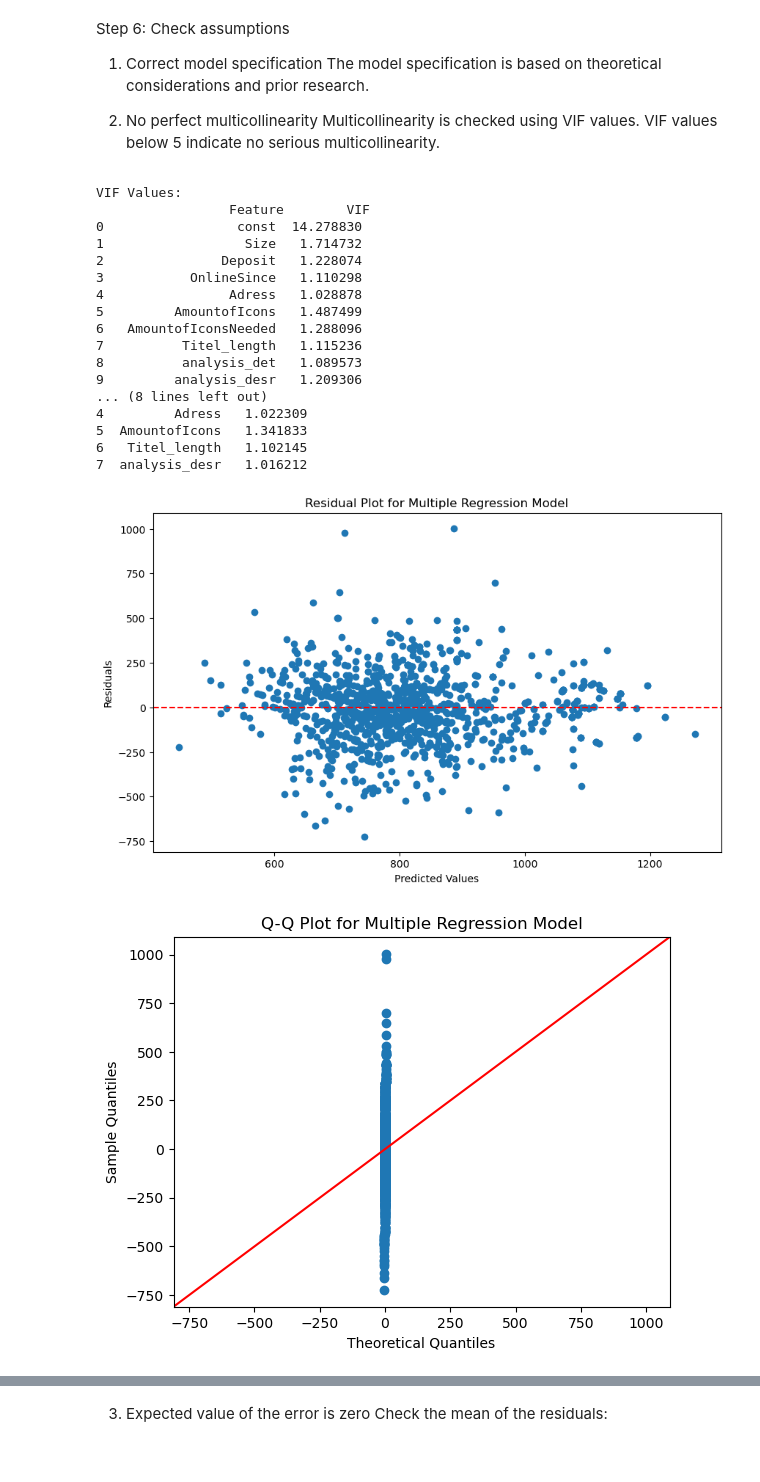
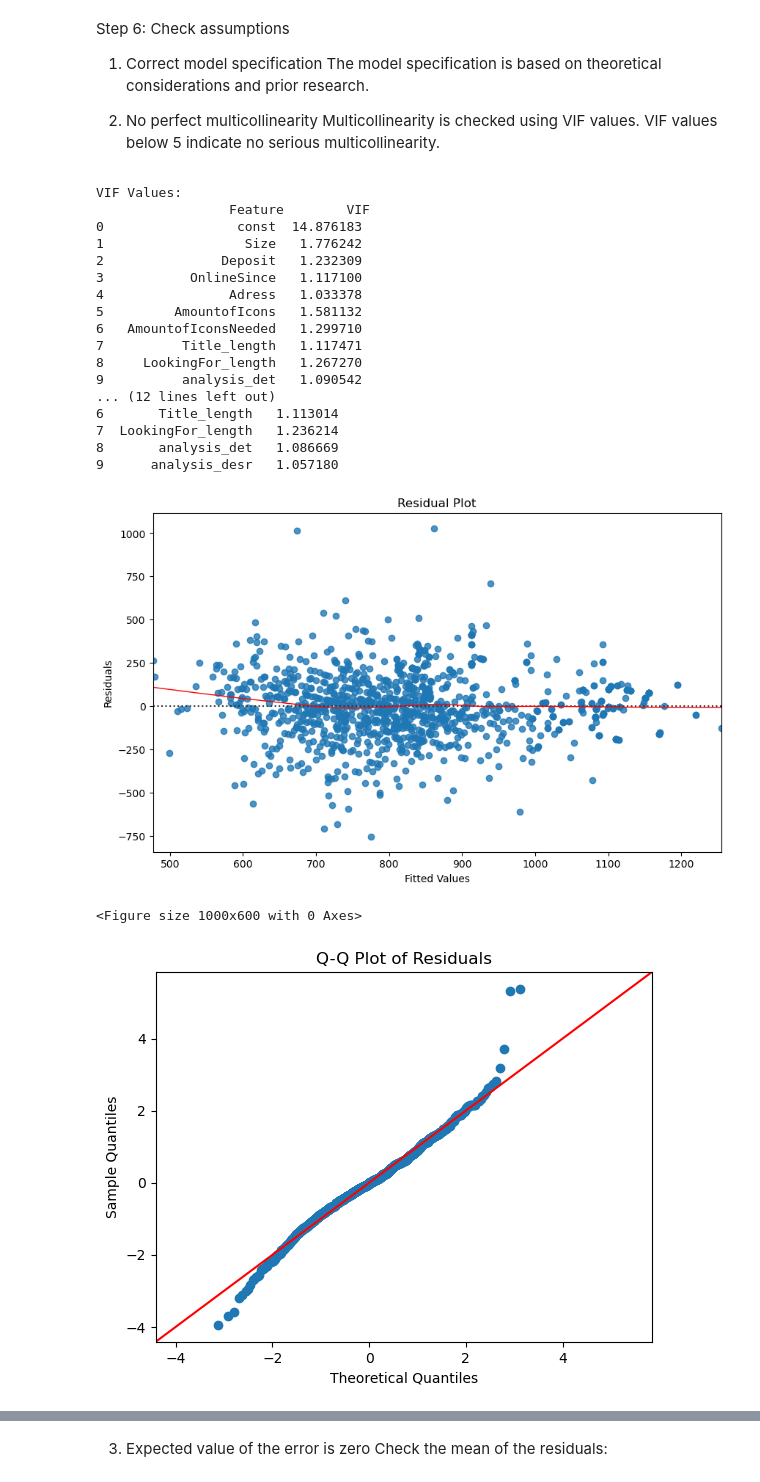
Before and after one commit to iwh-halle/fdap-2024-GeroWeinkauf, a Jupyter notebook: casestudy/student_housing/regression_analysis.ipynb, the cells around one changed output, grey strips where cells are left out. Drawn from its saved outputs; the diff is of its cells as text; code cells hidden in the pictures.

```diff
--- a/casestudy/student_housing/regression_analysis.ipynb
+++ b/casestudy/student_housing/regression_analysis.ipynb
@@ -14,13 +14,10 @@ from scipy.stats import shapiro
 import itertools
 # %%
 
-file_path = 'wggesucht_scraped_24_05_cleaned.csv'
+file_path = 'wggesucht_cleaned.csv'
 data = pd.read_csv(file_path)
 
 # Display the first few rows of the dataset
 display(data.head())
 print(data.shape)
-# Check for missing values
-missing_values = data.isnull().sum()
-print("Missing Values:\n", missing_values)
 # %% [output]
@@ -262,38 +261,41 @@ print("VIF Values:\n", vif_data)
 # %% [output]
 VIF Values:
                  Feature        VIF
-0                 const  14.278830
-1                  Size   1.714732
-2               Deposit   1.228074
-3           OnlineSince   1.110298
-4                Adress   1.028878
-5         AmountofIcons   1.487499
-6   AmountofIconsNeeded   1.288096
-7          Titel_length   1.115236
-8          analysis_det   1.089573
-9         analysis_desr   1.209306
-... (8 lines left out)
-4         Adress   1.022309
-5  AmountofIcons   1.341833
-6   Titel_length   1.102145
-7  analysis_desr   1.016212
+0                 const  14.876183
+1                  Size   1.776242
+2               Deposit   1.232309
+3           OnlineSince   1.117100
+4                Adress   1.033378
+5         AmountofIcons   1.581132
+6   AmountofIconsNeeded   1.299710
+7          Title_length   1.117471
+8     LookingFor_length   1.267270
+9          analysis_det   1.090542
+... (12 lines left out)
+6       Title_length   1.113014
+7  LookingFor_length   1.236214
+8       analysis_det   1.086669
+9      analysis_desr   1.057180
 # %%
 # Residual plot for the multiple regression model
-predictions = model_multiple.predict(X)
+fitted_values = model_multiple.fittedvalues
 plt.figure(figsize=(10, 6))
-plt.scatter(predictions, model_multiple.resid)
-plt.axhline(y=0, color='r', linestyle='--')
-plt.title('Residual Plot for Multiple Regression Model')
-plt.xlabel('Predicted Values')
+sns.residplot(fitted_values, model_multiple.resid, lowess=True, line_kws={'color': 'red', 'lw': 1})
+plt.xlabel('Fitted Values')
 plt.ylabel('Residuals')
+plt.title('Residual Plot')
 plt.show()
 
-# Q-Q plot for the multiple regression model
-sm.qqplot(model_multiple.resid, line='45')
-plt.title('Q-Q Plot for Multiple Regression Model')
+# Create the Q-Q plot
+plt.figure(figsize=(10, 6))
+sm.qqplot(model_multiple.resid, line='45', fit=True)
+plt.title('Q-Q Plot of Residuals')
+plt.xlabel('Theoretical Quantiles')
+plt.ylabel('Sample Quantiles')
 plt.show()
 # %% [output]
-[figure, old version]
+[figure, new version]
+<Figure size 1000x600 with 0 Axes>
-[figure, old version]
+[figure, new version]
 # %%
 # Residual plot for the multiple regression model
```
Also changed, not shown: parts of 30 cells of this notebook, 9 other files.
